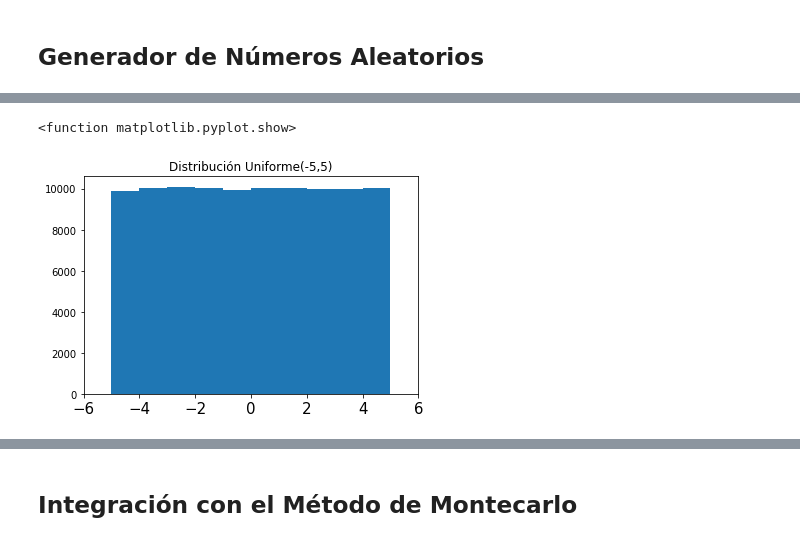
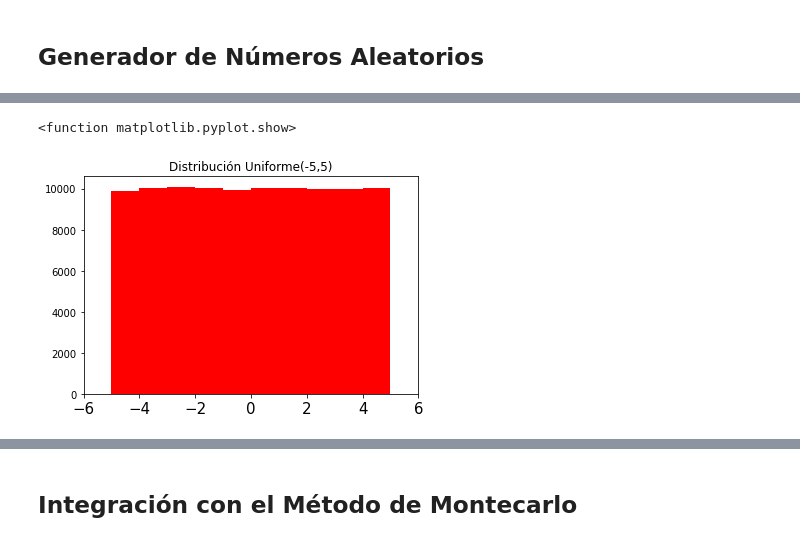
Before and after one commit to noeam/Simulacion_Montecarlo, a Jupyter notebook: Montecarlo_Numerico2021_1.ipynb, the cells around one changed output, grey strips where cells are left out. Cells and saved outputs as stored; diff of their text form; code cells hidden in the pictures.

```diff
--- a/Montecarlo_Numerico2021_1.ipynb
+++ b/Montecarlo_Numerico2021_1.ipynb
@@ -40,33 +64,35 @@ elemento aleatorio está presente.
 # %%
-import numpy as np #solo para crear arreglos "vacios" porque no se puede de manera natural
+import numpy as np #solo para crear arreglos "vacios" porque no se puede de manera "natural"
 import matplotlib.pyplot as plt
 
 '''
-Genera numeros pseudoaleatorios distribuidos de manera uniforme
+Genera numeros pseudoaleatorios
+distribuidos de manera uniforme
 en el intervalo (0,1)
 '''
 def uniforme_estandar(mult=16807, mod=(2**31)-1, seed = 123456789, size=1):
     U = np.zeros(size)
     x = (seed*mult+1)%mod
     U[0] = x/mod
     for i in range(1, size):
         x = (x*mult+1)%mod
         U[i] = x/mod
     return U
 
 '''
-Genera numeros pseudoaleatorios distribuidos de manera uniforme
+Genera numeros pseudoaleatorios
+distribuidos de manera uniforme
 en el intervalo (a,b)
 '''
 def uniforme(a=0, b=1, seed= 123456789, size=1):
     return a+(b-a)*uniforme_estandar(seed=seed, size=size)
 
-valores = uniforme(a=-5, b=5, size=100000)
-plt.hist(valores)
+valores = uniforme(a=-5, b=5, size=100000) #Aqui se puede jugar con el tamaño y el intervalo(a,b)
+plt.hist(valores, color="r")
 plt.title("Distribución Uniforme(-5,5)")
 plt.xticks(fontsize=15)
 plt.xlim(-6,6)
 plt.show
 # %% [output]
 <function matplotlib.pyplot.show>
-[figure, old version]
+[figure, new version]
```
Also changed, not shown: parts of 13 cells of this notebook.
